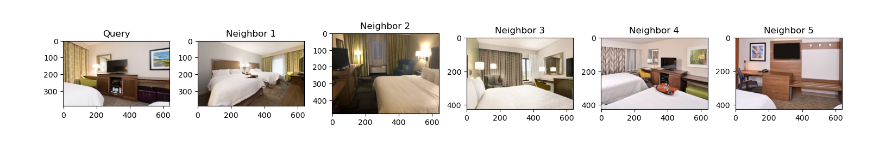
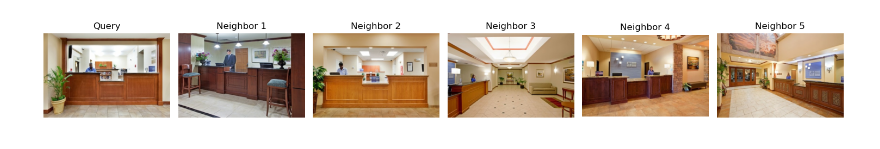
Before and after one commit to CWRMB/tcam_training, a Jupyter notebook: show_img.ipynb, the cells around one changed output. Saved outputs shown, nothing was run; the diff lists cells and outputs as text; code cells hidden in the pictures.

```diff
--- a/show_img.ipynb
+++ b/show_img.ipynb
@@ -7,23 +7,25 @@ import matplotlib.pyplot as plt
 # %%
 # Visual inspection of query and nearest neighbors from get_paths_eval.py
 fig, axes = plt.subplots(1, 6, figsize=(15,5))
-query_img = Image.open("/shared/data/Hotels-50K/images/val_query/91/124897/travel_website/8992072.jpg")
+query_img = Image.open("/shared/data/Hotels-50K/images/val_query/64/8172/travel_website/7473757.jpg")
 
 axes[0].imshow(query_img)
 axes[0].set_title("Query")
+axes[0].axis('off')
 
-test_paths = ["/shared/data/Hotels-50K/images/val/91/124897/travel_website/8992080.jpg",
-              "/shared/data/Hotels-50K/images/val/91/27063/travel_website/6574661.jpg",
-             "/shared/data/Hotels-50K/images/val/91/8706/travel_website/6104827.jpg",
-             "/shared/data/Hotels-50K/images/val/91/55449/travel_website/6096471.jpg",
-             "/shared/data/Hotels-50K/images/val/92/4150/travel_website/6325195.jpg"]
+test_paths = ["/shared/data/Hotels-50K/images/val/61/18536/travel_website/6565762.jpg",
+              "/shared/data/Hotels-50K/images/val/64/48306/travel_website/7194571.jpg",
+             "/shared/data/Hotels-50K/images/val/92/38744/travel_website/6613073.jpg",
+             "/shared/data/Hotels-50K/images/val/92/83858/travel_website/7960893.jpg",
+             "/shared/data/Hotels-50K/images/val/92/35676/travel_website/7064041.jpg"]
 
 for i, path in enumerate(test_paths):
     img = Image.open(path)
     axes[i+1].imshow(img)
     axes[i+1].set_title(f"Neighbor {i+1}")
+    axes[i+1].axis('off')
 
 plt.tight_layout()
 plt.show()
 # %% [output]
-[figure, old version]
+[figure, new version]
```
Also changed, not shown: 15 other files.
